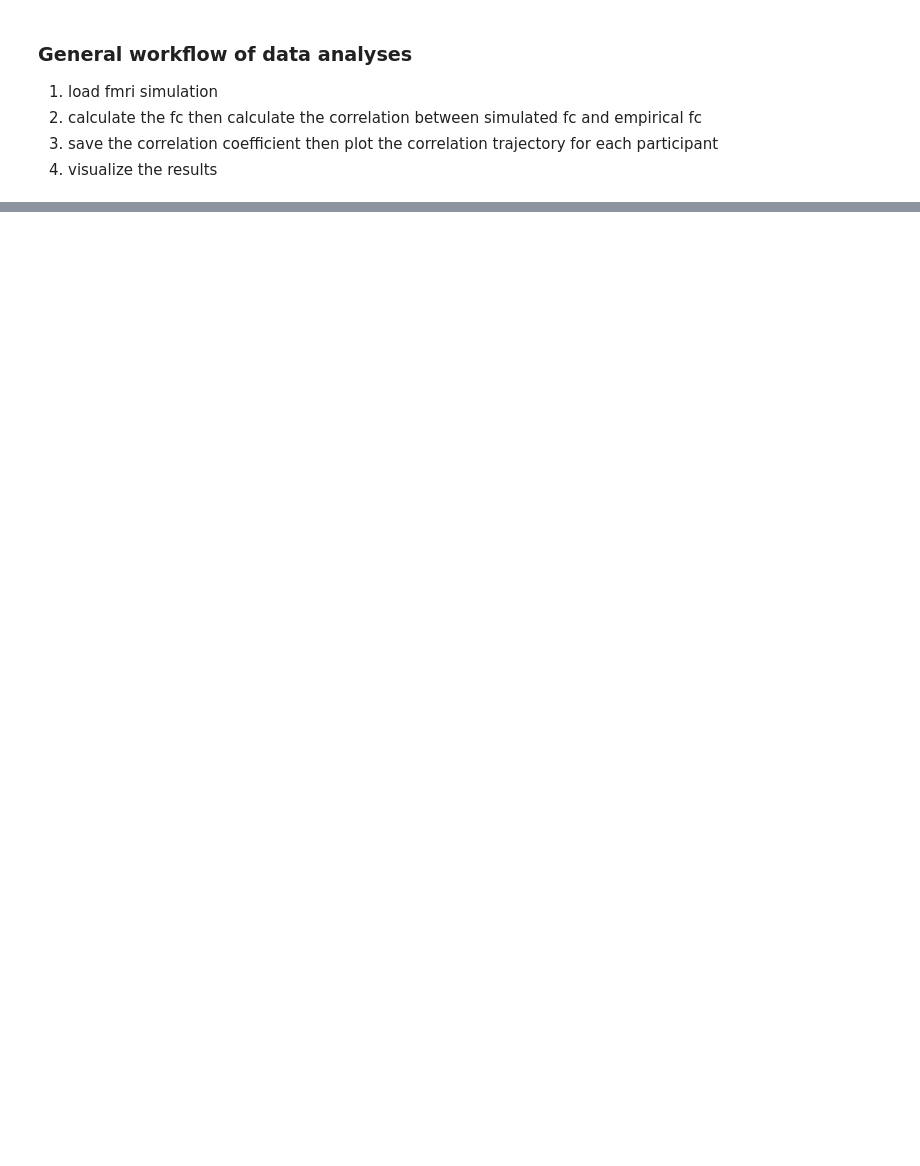
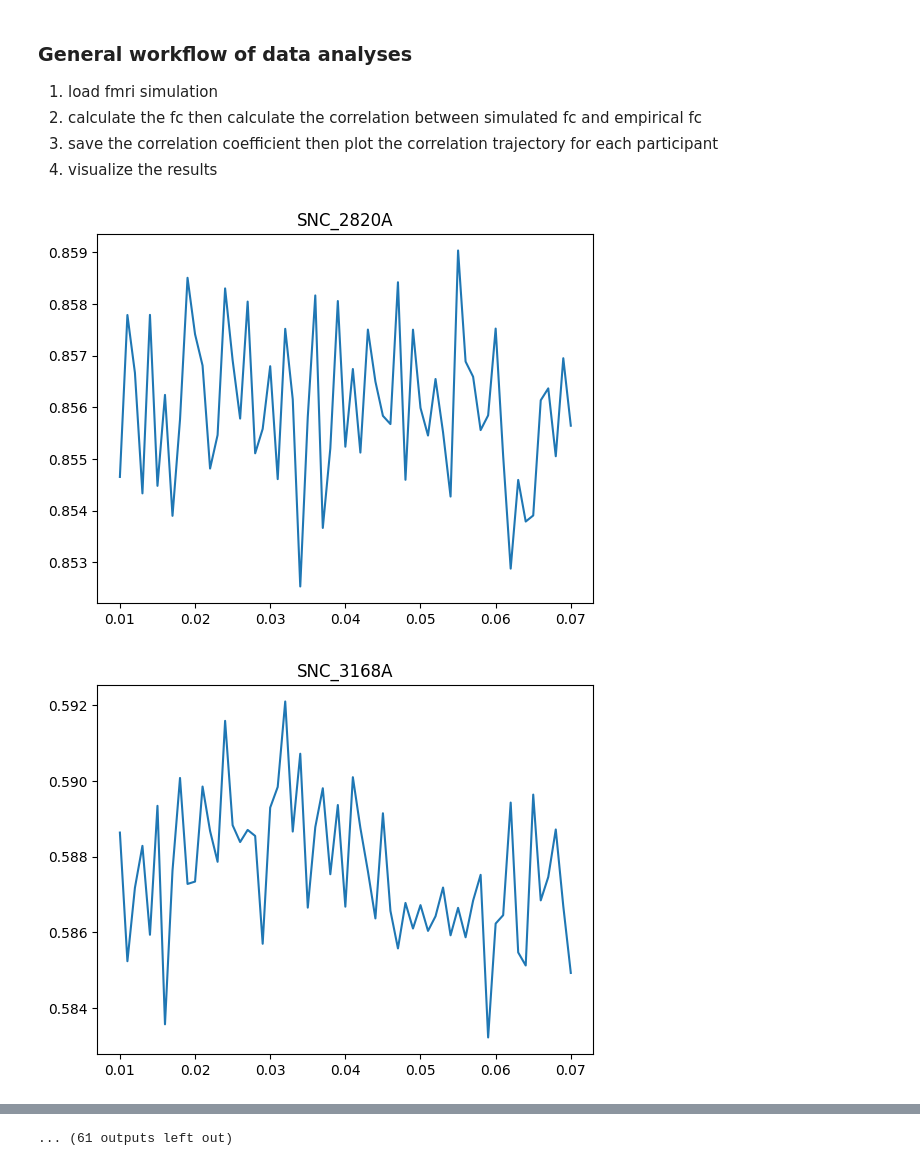
Before and after one commit to yilewang/tvbdemos, a Jupyter notebook: clinical_conversion/local_inhibition_fitting.ipynb, the cells around one changed output, grey strips where cells are left out. Saved outputs shown, nothing was run; the diff lists cells and outputs as text; code cells hidden in the pictures; blank space fills up the shorter version.

Commit message:
change local inhibition fitting, preliminary data

```diff
--- a/clinical_conversion/local_inhibition_fitting.ipynb
+++ b/clinical_conversion/local_inhibition_fitting.ipynb
@@ -18,23 +18,59 @@ from os.path import join as pjoin
 3. save the correlation coefficient then plot the correlation trajectory for each participant
 4. visualize the results
 # %%
-base_dir = "/Users/yilewang/Desktop/"
+base_dir = "/Users/yilewang/Downloads/"
 data_dir = pjoin(base_dir, "local_inhibition")
 
-eFC_dir = "/Users/yilewang/workspaces/data4project/lateralization/ts_fmri/"
+eFC_dir = "/Users/yilewang/workspaces/data4project/lateralization/ts_fmri/fmri_AAL_16"
 
 def FC_fitting(group, caseid, K21, dir):
-    subj_dir = pjoin(dir, group, caseid+'.csv')
+    subj_dir = pjoin(dir, group, caseid+'_'+str(K21)+'.csv')
     s_ts = pd.read_csv(subj_dir)
     # calculate the simulated FC
     s_fc = s_ts.corr()
     # compare it to the empirical FC
-    mat = scipy.io.loadmat(pjoin(eFC_dir, group+"-TS", "ROISignals_"+caseid+'.mat'))
-    e_ts = mat['ROISignals']
+    mat = scipy.io.loadmat(pjoin(eFC_dir, group+"-TS", caseid, "ROISignals_"+caseid+'.mat'))
+    e_ts = pd.DataFrame(mat['ROISignals'])
     e_fc = e_ts.corr()
     # vectorize the lower triangle of the matrix
-    s_fc_vec = np.tril(s_fc, k=-1).reshape(-1)
-    e_fc_vec = np.tril(e_fc, k=-1).reshape(-1)
+    s_fc_vec = np.tril(s_fc, k=-1)[np.nonzero(np.tril(s_fc, k=-1))[0]]
+    e_fc_vec = np.tril(e_fc, k=-1)[np.nonzero(np.tril(e_fc, k=-1))[0]]
     # calculate the correlation coefficient
     corr = np.corrcoef(s_fc_vec, e_fc_vec)[0,1]
-# iterate then I can have a plot for inidividuals.
+    # iterate then I can have a plot for inidividuals.
+    return corr
+
+# read mega data
+mega_data = pd.read_excel('/Users/yilewang/workspaces/data4project/mega_table.xlsx', sheet_name='tvb_parameters')
+
+# create a dataframe for all subjects
+local_inhibition = pd.DataFrame(columns=['group', 'caseid', 'highest_K21', 'highest_corr', 'average_corr'])
+for i, j in zip(mega_data.group, mega_data.caseid):
+    k_corr = []
+    for k in np.arange(0.01, 0.071, 0.001):
+        k = round(k, 3)
+        try:
+            corr = FC_fitting(i, j, k, data_dir)
+            k_corr.append(corr)
+        except:
+            continue
+    # find the highest correlation coefficient
+    if len(k_corr)>0:
+        highest_K21 = np.arange(0.01, 0.071, 0.001)[np.argmax(k_corr)]
+        highest_corr = np.max(k_corr)
+        average_corr = np.mean(k_corr)
+        if j == "0578A":
+            pass
+        else:
+            local_inhibition.loc[len(local_inhibition)] = [i, j, highest_K21, highest_corr, average_corr]
+    else:
+        pass
+    if len(k_corr)>0:
+        plt.plot(np.arange(0.01, 0.071, 0.001),k_corr)
+        plt.title(f"{i}_{j}")
+        plt.show()
+    else:
+        pass
+# %% [output]
+[figure, added]
+[figure, added]
@@ -40,0 +87 @@ def FC_fitting(group, caseid, K21, dir):
+... (61 outputs left out)
```
Also changed, not shown: parts of 4 cells of this notebook.
